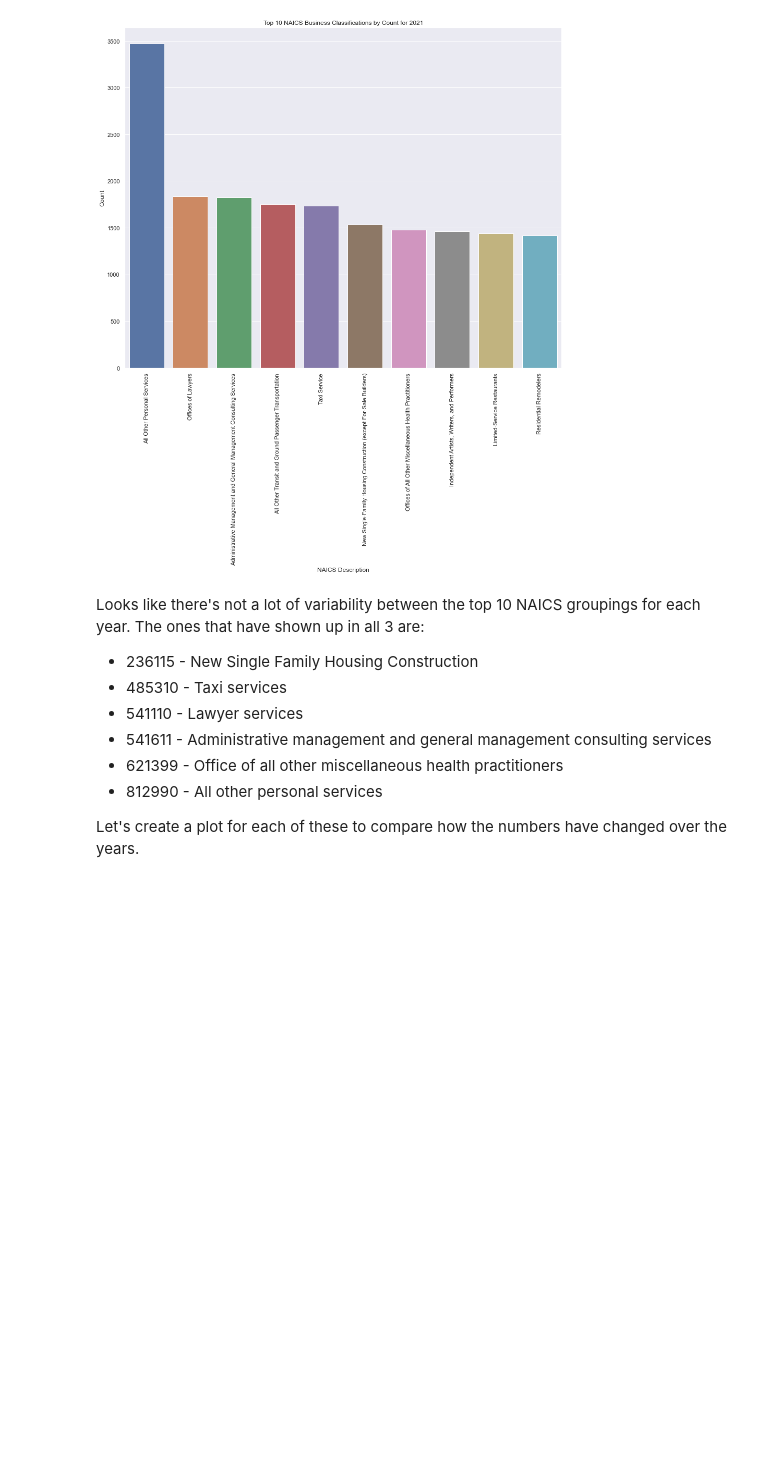
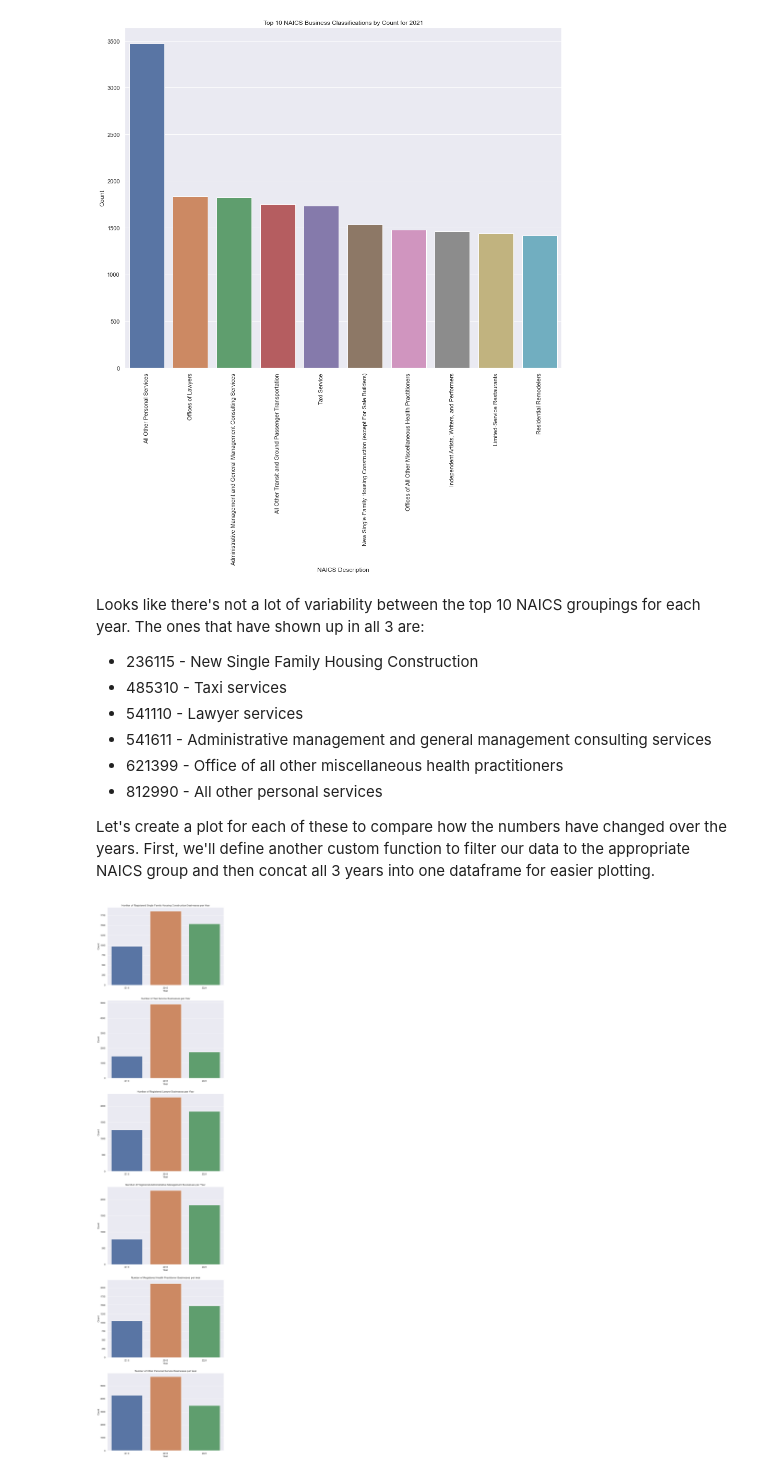
Before and after one commit to Krocketeer/HCDE410-Final-Project, a Jupyter notebook: main.ipynb, the cells around one changed output. Cells and saved outputs as stored; diff of their text form; code cells hidden in the pictures; blank space fills up the shorter version.

Commit message:
Add additional plots

```diff
--- a/main.ipynb
+++ b/main.ipynb
@@ -281,4 +276,6 @@ ones that have shown up in all 3 are:
 - 621399 - Office of all other miscellaneous health practitioners
 - 812990 - All other personal services
 
-Let's create a plot for each of these to compare how the numbers have changed over the years.
+Let's create a plot for each of these to compare how the numbers have changed over the years. First,
+we'll define another custom function to filter our data to the appropriate NAICS group and then
+concat all 3 years into one dataframe for easier plotting.
@@ -284,0 +295,38 @@ Let's create a plot for each of these to compare how the numbers have changed ov
+# %%
+licenses = [license_2012, license_2015, license_2021]
+construction = concat_naics(licenses, 236115)
+taxi = concat_naics(licenses, 485310)
+lawyer = concat_naics(licenses, 541110)
+admin = concat_naics(licenses, 541611)
+health = concat_naics(licenses, 621399)
+other = concat_naics(licenses, 812990)
+# %%
+fig, ax = plt.subplots(6, figsize=(10, 48))
+
+sns.barplot(x="year", y="Count", ax=ax[0], data=construction)
+ax[0].set_title("Number of Registered Single Family Housing Construction Businesses per Year")
+ax[0].set_xlabel("Year")
+
+sns.barplot(x="year", y="Count", ax=ax[1], data=taxi)
+ax[1].set_title("Number of Taxi Service Businesses per Year")
+ax[1].set_xlabel("Year")
+
+sns.barplot(x="year", y="Count", ax=ax[2], data=lawyer)
+ax[2].set_title("Number of Registered Lawyer Businesses per Year")
+ax[2].set_xlabel("Year")
+
+sns.barplot(x="year", y="Count", ax=ax[3], data=admin)
+ax[3].set_title("Number of Registered Administrative Management Businesses per Year")
+ax[3].set_xlabel("Year")
+
+sns.barplot(x="year", y="Count", ax=ax[4], data=health)
+ax[4].set_title("Number of Registered Health Practitioner Businesses per Year")
+ax[4].set_xlabel("Year")
+
+sns.barplot(x="year", y="Count", ax=ax[5], data=other)
+ax[5].set_title("Number of Other Personal Service Businesses per Year")
+ax[5].set_xlabel("Year")
+
+plt.show()
+# %% [output]
+[figure, added]
```
Also changed, not shown: parts of 3 cells of this notebook.
